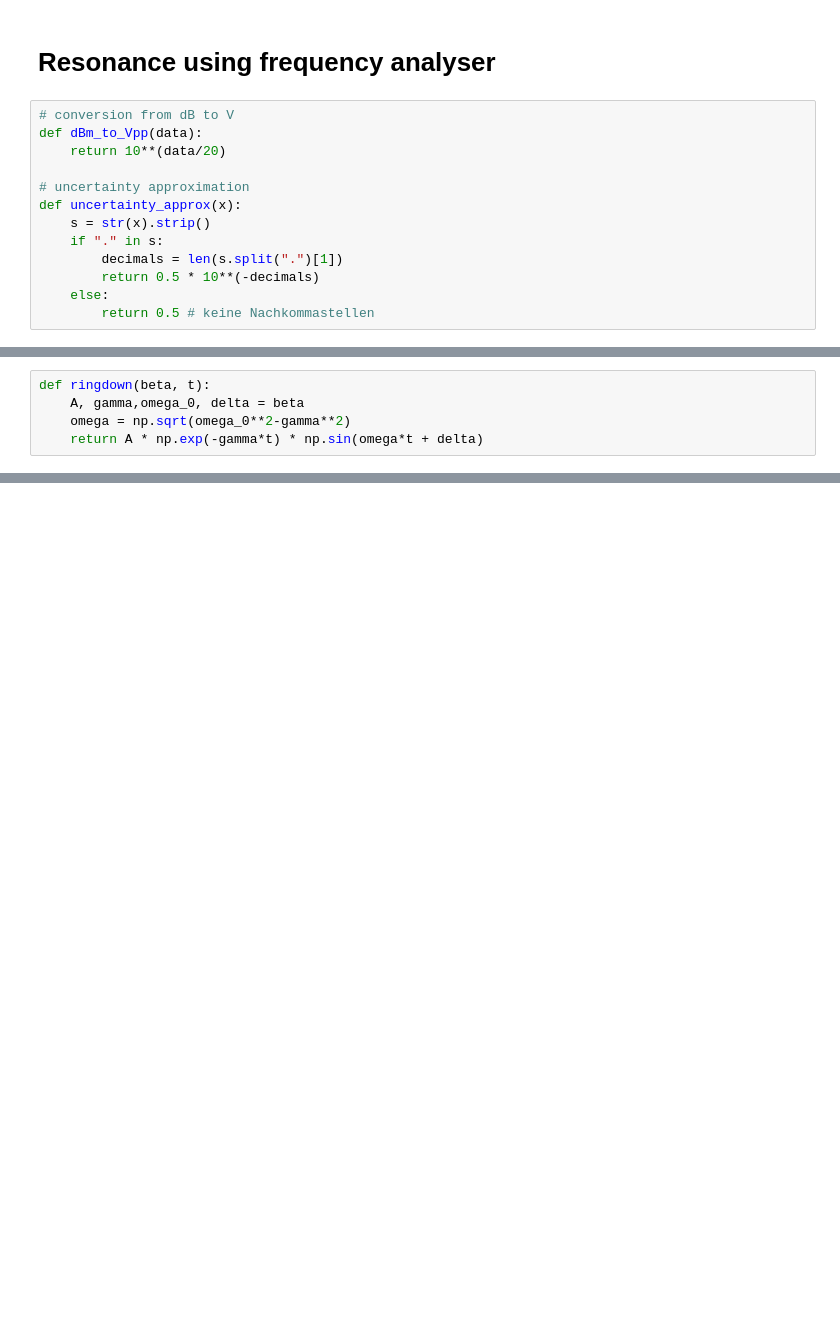
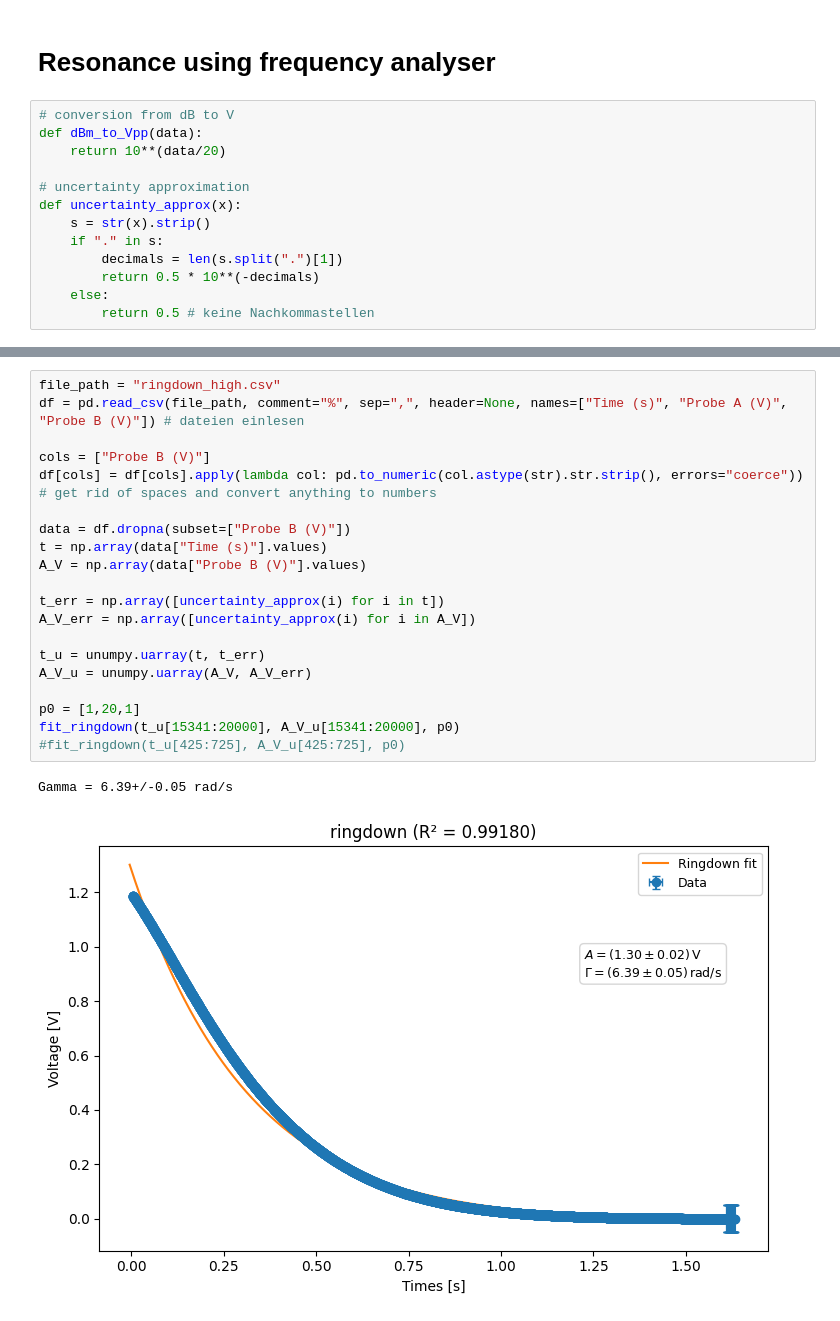
Before and after one commit to Mhfd10/P1_ETHZ, a Jupyter notebook: Mechanical_Resonator/main.ipynb, the cells around one changed output, grey strips where cells are left out. Drawn from its saved outputs; the diff is of its cells as text; blank space fills up the shorter version.

```diff
--- a/Mechanical_Resonator/main.ipynb
+++ b/Mechanical_Resonator/main.ipynb
@@ -248,5 +261,0 @@ fit_resonance_phase(omega_u, Phase_rad_u, p0, "FRA")
-# %%
-def ringdown(beta, t):
-    A, gamma,omega_0, delta = beta
-    omega = np.sqrt(omega_0**2-gamma**2)
-    return A * np.exp(-gamma*t) * np.sin(omega*t + delta)
@@ -252,0 +337,23 @@ def ringdown(beta, t):
+# %%
+file_path = "ringdown_high.csv"
+df = pd.read_csv(file_path, comment="%", sep=",", header=None, names=["Time (s)", "Probe A (V)", "Probe B (V)"]) # dateien einlesen
+
+cols = ["Probe B (V)"]
+df[cols] = df[cols].apply(lambda col: pd.to_numeric(col.astype(str).str.strip(), errors="coerce")) # get rid of spaces and convert anything to numbers
+
+data = df.dropna(subset=["Probe B (V)"])
+t = np.array(data["Time (s)"].values)
+A_V = np.array(data["Probe B (V)"].values)
+
+t_err = np.array([uncertainty_approx(i) for i in t])
+A_V_err = np.array([uncertainty_approx(i) for i in A_V])
+
+t_u = unumpy.uarray(t, t_err)
+A_V_u = unumpy.uarray(A_V, A_V_err)
+
+p0 = [1,20,1]
+fit_ringdown(t_u[15341:20000], A_V_u[15341:20000], p0)
+#fit_ringdown(t_u[425:725], A_V_u[425:725], p0)
+# %% [output]
+Gamma = 6.39+/-0.05 rad/s
+[figure, added]
```
Also changed, not shown: parts of 9 cells of this notebook, 5 other files.
